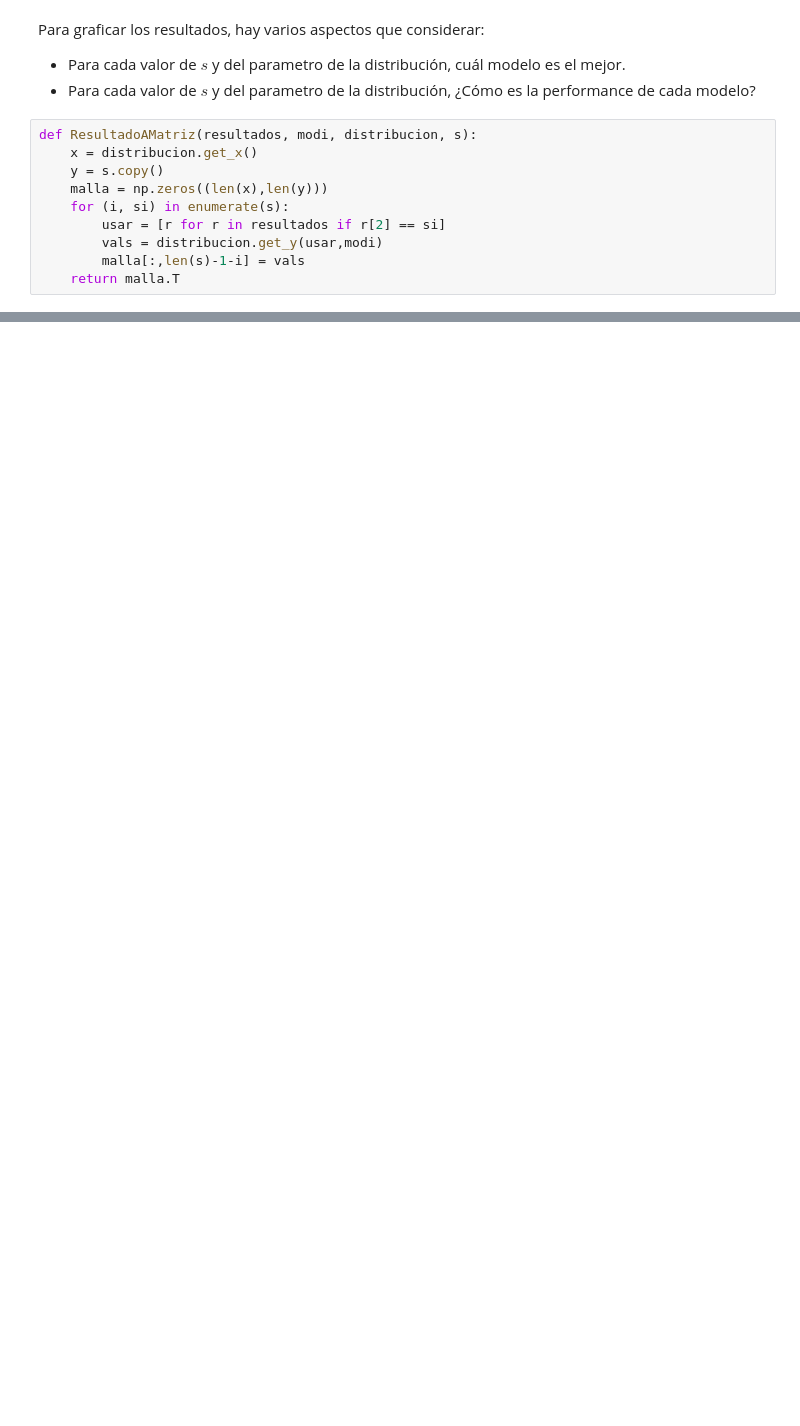
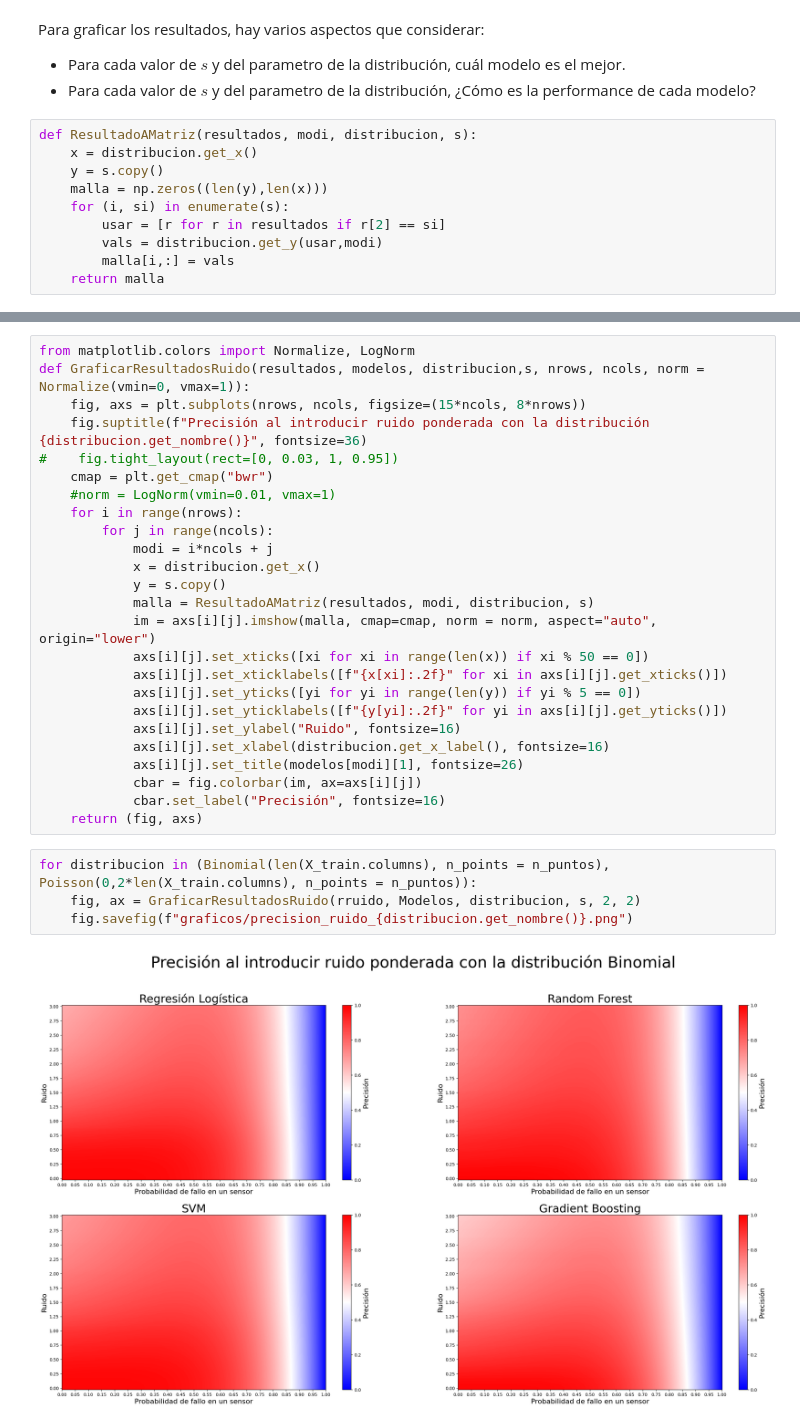
Before and after one commit to carlucho1/CONAIISI-2024-2, a Jupyter notebook: CONAIISI2024B.ipynb, the cells around one changed output, grey strips where cells are left out. Saved outputs shown, nothing was run; the diff lists cells and outputs as text; blank space fills up the shorter version.

```diff
--- a/CONAIISI2024B.ipynb
+++ b/CONAIISI2024B.ipynb
@@ -364,9 +364,9 @@ Para graficar los resultados, hay varios aspectos que considerar:
 def ResultadoAMatriz(resultados, modi, distribucion, s):
     x = distribucion.get_x()
     y = s.copy()
-    malla = np.zeros((len(x),len(y)))
+    malla = np.zeros((len(y),len(x)))
     for (i, si) in enumerate(s):
         usar = [r for r in resultados if r[2] == si]
         vals = distribucion.get_y(usar,modi)
-        malla[:,len(s)-1-i] = vals
-    return malla.T
+        malla[i,:] = vals
+    return malla
@@ -411,0 +427,31 @@ TypeError: argmax() got an unexpected keyword argument 'type'
+# %%
+from matplotlib.colors import Normalize, LogNorm
+def GraficarResultadosRuido(resultados, modelos, distribucion,s, nrows, ncols, norm = Normalize(vmin=0, vmax=1)):
+    fig, axs = plt.subplots(nrows, ncols, figsize=(15*ncols, 8*nrows))
+    fig.suptitle(f"Precisión al introducir ruido ponderada con la distribución {distribucion.get_nombre()}", fontsize=36)
+#    fig.tight_layout(rect=[0, 0.03, 1, 0.95])
+    cmap = plt.get_cmap("bwr")
+    #norm = LogNorm(vmin=0.01, vmax=1)
+    for i in range(nrows):
+        for j in range(ncols):
+            modi = i*ncols + j
+            x = distribucion.get_x()
+            y = s.copy()
+            malla = ResultadoAMatriz(resultados, modi, distribucion, s)
+            im = axs[i][j].imshow(malla, cmap=cmap, norm = norm, aspect="auto", origin="lower")
+            axs[i][j].set_xticks([xi for xi in range(len(x)) if xi % 50 == 0])
+            axs[i][j].set_xticklabels([f"{x[xi]:.2f}" for xi in axs[i][j].get_xticks()])
+            axs[i][j].set_yticks([yi for yi in range(len(y)) if yi % 5 == 0])
+            axs[i][j].set_yticklabels([f"{y[yi]:.2f}" for yi in axs[i][j].get_yticks()])
+            axs[i][j].set_ylabel("Ruido", fontsize=16)
+            axs[i][j].set_xlabel(distribucion.get_x_label(), fontsize=16)
+            axs[i][j].set_title(modelos[modi][1], fontsize=26)
+            cbar = fig.colorbar(im, ax=axs[i][j])
+            cbar.set_label("Precisión", fontsize=16)
+    return (fig, axs)
+# %%
+for distribucion in (Binomial(len(X_train.columns), n_points = n_puntos), Poisson(0,2*len(X_train.columns), n_points = n_puntos)):
+    fig, ax = GraficarResultadosRuido(rruido, Modelos, distribucion, s, 2, 2)
+    fig.savefig(f"graficos/precision_ruido_{distribucion.get_nombre()}.png")
+# %% [output]
+[figure, added]
```
Also changed, not shown: parts of 10 cells of this notebook, 4 other files.
